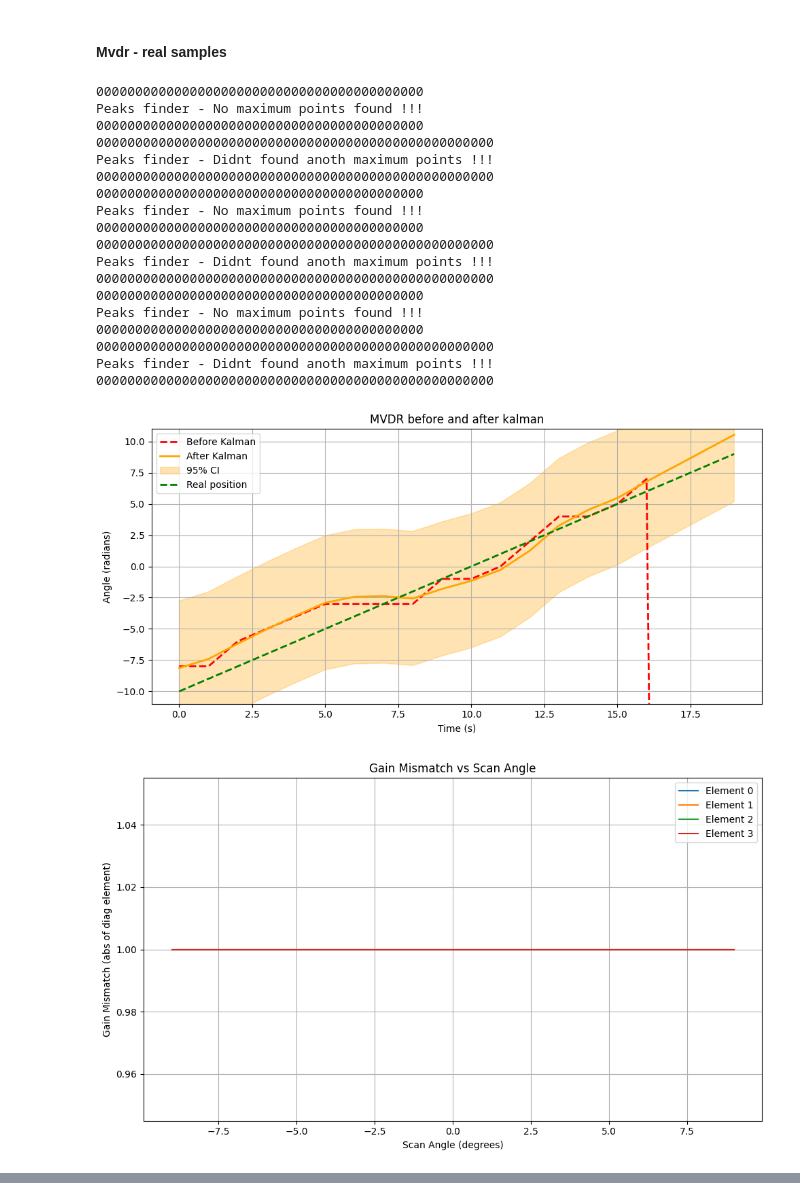
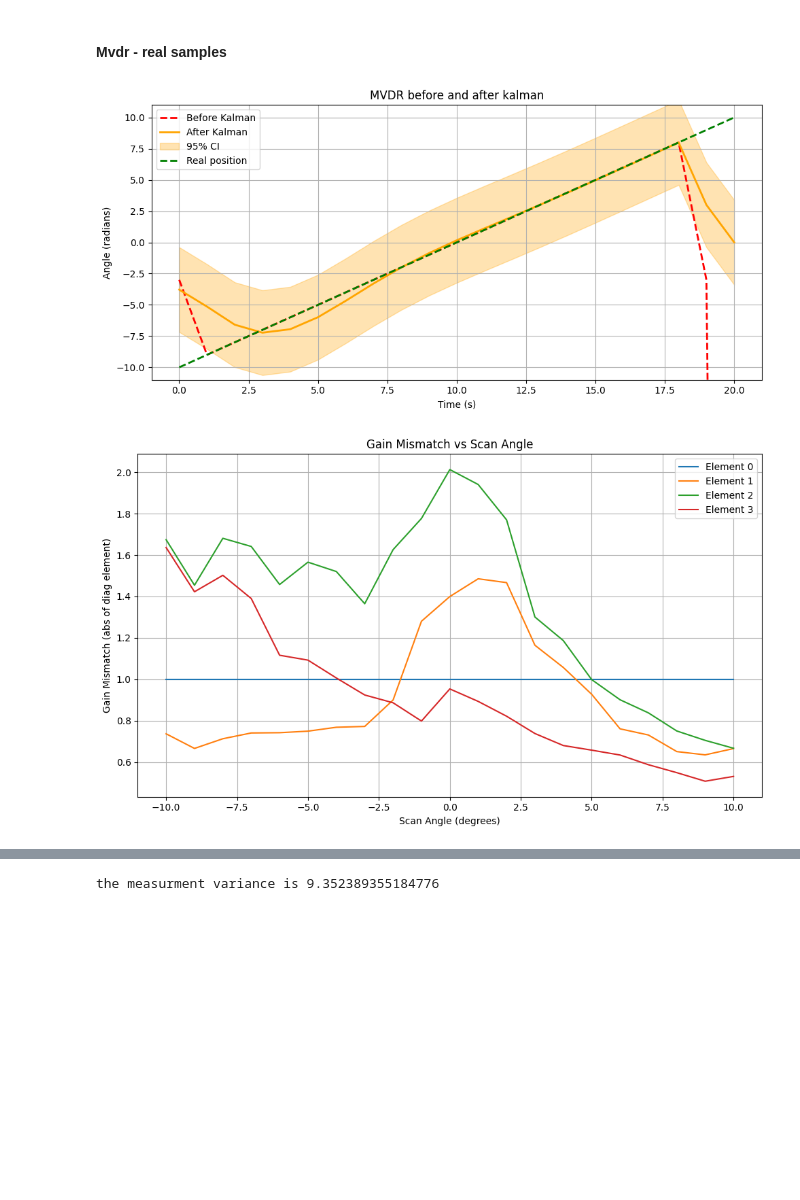
Before and after one commit to Danel-Var/Com_Project, a Jupyter notebook: 3. Phase and Gain distortion/GS_CALIBRATION+REAL_RECORDS.ipynb, the cells around one changed output, grey strips where cells are left out. Saved outputs shown, nothing was run; the diff lists cells and outputs as text; code cells hidden in the pictures; blank space fills up the shorter version.

Commit message:
check the noise measurement from theta 0

```diff
--- a/3. Phase and Gain distortion/GS_CALIBRATION+REAL_RECORDS.ipynb
+++ b/3. Phase and Gain distortion/GS_CALIBRATION+REAL_RECORDS.ipynb
@@ -542,6 +542,7 @@ class KalmanFilter:
         self.mMeasurmentsVariance = measurments_var
         self.mProccessVariance = proccess_variance
         self.MIN_VARIANCE = 1e-4
+        self.mMeasurmentsVarianceDic= {}
 
     def GetSampels(self, input, dt):
 
@@ -562,6 +563,20 @@ class KalmanFilter:
                   return self.ApplyFilter(input, dt)
               else:
                   return self.Override(dt)
+
+    def CalculateNoiseMeasurmentFromCalibration(self,calDic,D_obj,theta=0):
+      R_Calculator = RCalculator(num_antennas, "avarage")
+      R = R_Calculator.GetSamples(calDic[theta].T)
+      #extract the noise
+      D = D_obj.GetD(theta)
+      D_inv = np.linalg.inv(D)
+      D_inv_conj_H = np.conj(D_inv).T
+      R_transformed = D_inv_conj_H @ R @ D_inv
+      eigvals, eigvecs = np.linalg.eigh(R_transformed)
+      eigvals= sorted(eigvals)
+      noise_eigvals = eigvals[:3]
+      noise_power = sum(noise_eigvals) / len(noise_eigvals)
+      return noise_power
 
     def Override(self, dt):  #When no dta avalible, count on predictions only!
 
@@ -877,7 +892,7 @@ def getDataForColab(angles):
 #### change here the loading files
 # %%
 
-anglesForCal = range(-10, 11, 3)
+anglesForCal = range(-10, 11, 1)
 anglesForData = range(-10, 11, 1)
 
 #colab
@@ -937,9 +952,9 @@ MUSIC_var_after_kalman = []
 # Calibration
 # ~~~~~~~~~~~
 
-D =  GetCalibrationMatrix(ant_num=4, DicOfRawData=calDic ,maxAngel=10, resolution_cal=3, resolution_theta=1, reference_ant=0)
-D = D_creator(num_antennas, 10, resolution = 1, mode = "ZOH")
-D.GetSample(np.diag((1,1,1,1)), 0)
+D =  GetCalibrationMatrix(ant_num=4, DicOfRawData=calDic ,maxAngel=10, resolution_cal=1, resolution_theta=1, reference_ant=0)
+# D = D_creator(num_antennas, 10, resolution = 1, mode = "ZOH")
+# D.GetSample(np.diag((1,1,1,1)), 0)
 D.Interpulate()
 
 # ~~~~~~~~~~~~~~~~~~~
@@ -1021,16 +1036,16 @@ MVDR_var_after_kalman = []
 # Calibration
 # ~~~~~~~~~~~
 
-#D = GetCalibrationMatrix(ant_num=4, DicOfRawData=calDic ,maxAngel=10, resolution_cal=3, resolution_theta=1, reference_ant=0)
-D = D_creator(num_antennas, 10, resolution = 1, mode = "ZOH")
-D.GetSample(np.diag((1,1,1,1)), 0)
+D = GetCalibrationMatrix(ant_num=4, DicOfRawData=calDic ,maxAngel=10, resolution_cal=1, resolution_theta=1, reference_ant=0)
+# D = D_creator(num_antennas, 10, resolution = 1, mode = "ZOH")
+# D.GetSample(np.diag((1,1,1,1)), 0)
 D.Interpulate()
 
 # ~~~~~~~~~~~~~~~~~~~
 # Create input vector
 # ~~~~~~~~~~~~~~~~~~~
 
-real_angles = np.arange(-10, 10, 1)
+real_angles = np.arange(-10, 11, 1)
 #real_angles = np.ones(20, int) * 3
 inputFrames = GenInputFrames(Data=dataDic ,position_vec= real_angles,num_of_samples=num_of_samples)
 
@@ -1045,52 +1060,40 @@ for received_matrix in inputFrames:
     if len(MUSIC_var_after_kalman) != 0:
         D_est = D.GetD(MUSIC_var_after_kalman[-1])
         D_inv = np.linalg.inv(D_est)
         D_inv_conj_H = np.conj(D_inv).T
         R1 = D_inv_conj_H @ R1 @ D_inv
     sig_cnt = Mdl.GetSamples(R1)
 
     if sig_cnt == 1:
       angles_mvdr, power_mvdr = mvdr.GetSamples(R, D, scanAnglesDeg=np.arange(-10, 10, 1))
       mvdrPeacks = peaksFinder.GetSamples(power_mvdr, angles_mvdr)
       MVDR_before_kalman.append(mvdrPeacks)
     else:
       MVDR_before_kalman.append(-200) #Marks error -> out of valid range
 
     outMVDR, outVarMVDR = Kalman_MVDR.GetSampels(MVDR_before_kalman[-1],1)
     MVDR_after_kalman.append(outMVDR)
     MVDR_var_after_kalman.append(outVarMVDR)
 
 # ~~~~~
 # Plots
 # ~~~~~
 MVDR_var_after_kalman = np.array(MVDR_var_after_kalman)
 MVDR_after_kalman = np.array(MVDR_after_kalman)
 ciMVDR = 1.96 * np.sqrt(outVarMVDR) #95% Confidence intervals (±1.96 * std)
 PlotResults(MVDR_before_kalman, MVDR_after_kalman, ciMVDR, real_position = real_angles, title = "MVDR before and after kalman",y_lim=11)
 
 # ~~~~~
 # check the D mismatch
 # ~~~~~
-D.PlotGainMismatch(9)
-D.PlotPhaseMismatch(9)
+D.PlotGainMismatch(10)
+D.PlotPhaseMismatch(10)
+
+# ~~~
+#test the noise measure
+#~~~~
+testMeasurmentVariance =Kalman_MVDR.CalculateNoiseMeasurmentFromCalibration(calDic,D,theta=0)
+print(f"the measurment variance is {testMeasurmentVariance}")
 # %% [output]
-000000000000000000000000000000000000000000
-Peaks finder - No maximum points found !!!
-000000000000000000000000000000000000000000
-000000000000000000000000000000000000000000000000000
-Peaks finder - Didnt found anoth maximum points !!!
-000000000000000000000000000000000000000000000000000
-000000000000000000000000000000000000000000
-Peaks finder - No maximum points found !!!
-000000000000000000000000000000000000000000
-000000000000000000000000000000000000000000000000000
-Peaks finder - Didnt found anoth maximum points !!!
-000000000000000000000000000000000000000000000000000
-000000000000000000000000000000000000000000
-Peaks finder - No maximum points found !!!
-000000000000000000000000000000000000000000
-000000000000000000000000000000000000000000000000000
-Peaks finder - Didnt found anoth maximum points !!!
-000000000000000000000000000000000000000000000000000
-[figure, old version]
+[figure, new version]
-[figure, old version]
+[figure, new version]
@@ -1097,0 +1101 @@ Peaks finder - Didnt found anoth maximum points !!!
+the measurment variance is 9.352389355184776
```
Also changed, not shown: parts of 4 cells of this notebook.
